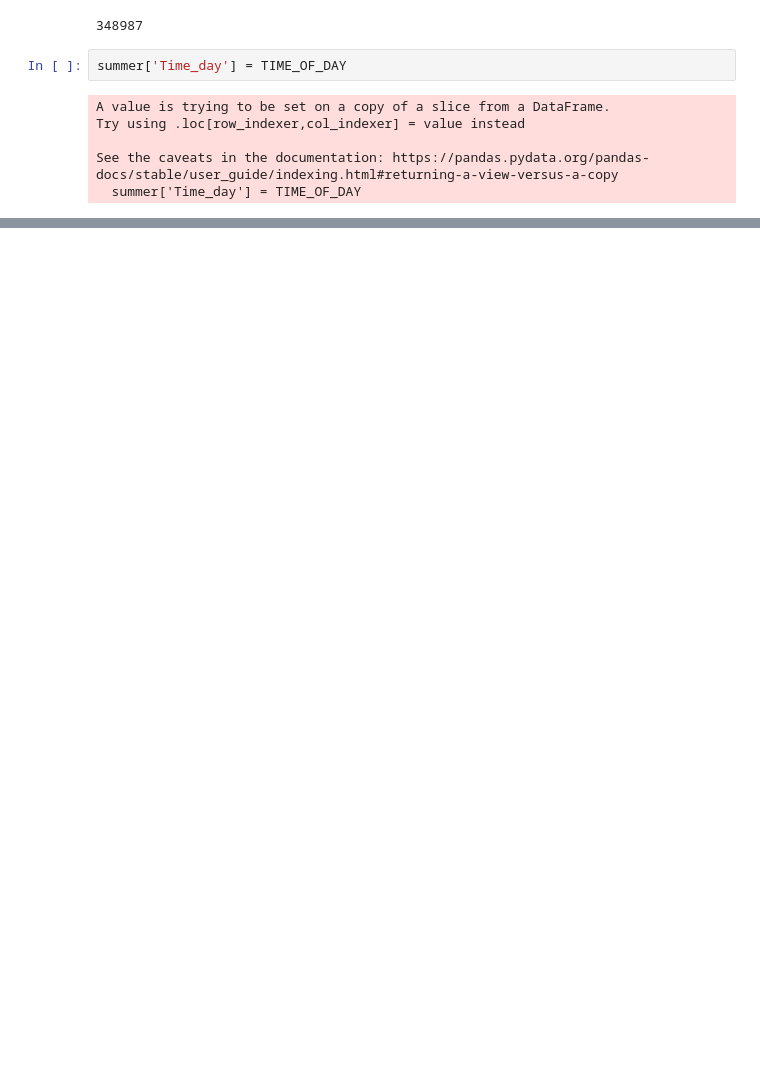
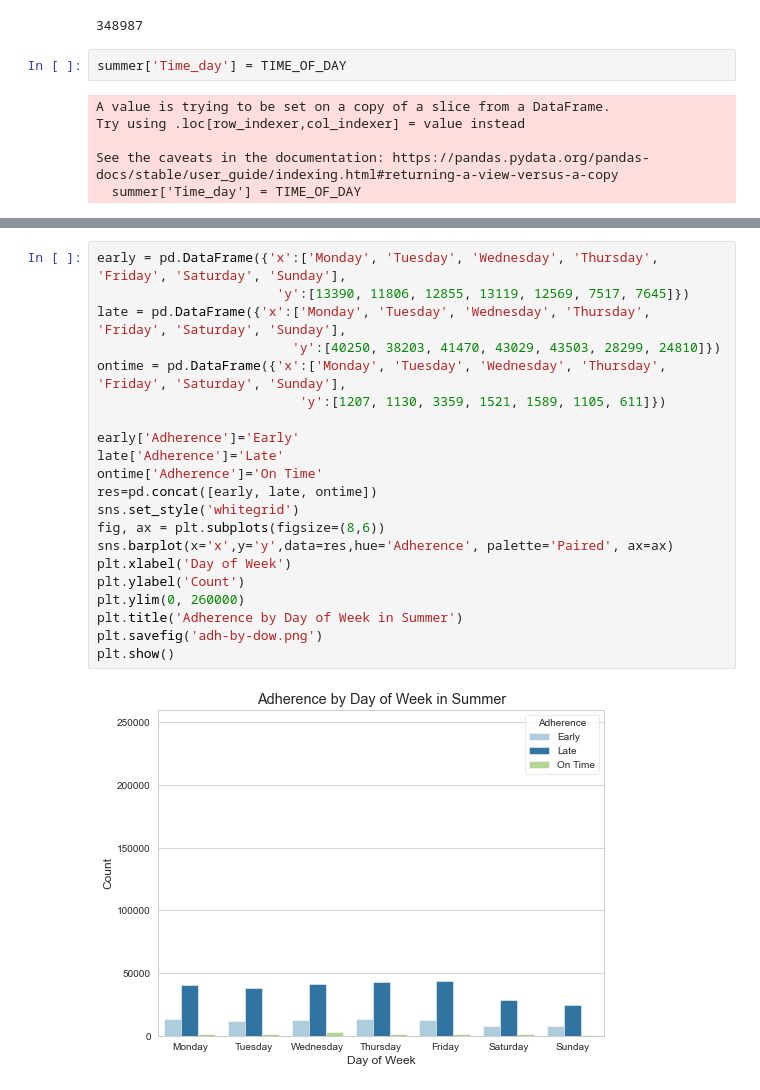
Before and after one commit to NSS-Data-Analytics-Cohort-7/wego-python-bit-my_finger, a Jupyter notebook: notebooks/wego_summer.ipynb, the cells around one changed output, grey strips where cells are left out. Cells and saved outputs as stored; diff of their text form; blank space fills up the shorter version.

```diff
--- a/notebooks/wego_summer.ipynb
+++ b/notebooks/wego_summer.ipynb
@@ -134,0 +179,23 @@ summer.head(10)
+# %%
+early = pd.DataFrame({'x':['Monday', 'Tuesday', 'Wednesday', 'Thursday', 'Friday', 'Saturday', 'Sunday'],
+                       'y':[13390, 11806, 12855, 13119, 12569, 7517, 7645]})
+late = pd.DataFrame({'x':['Monday', 'Tuesday', 'Wednesday', 'Thursday', 'Friday', 'Saturday', 'Sunday'],
+                         'y':[40250, 38203, 41470, 43029, 43503, 28299, 24810]})
+ontime = pd.DataFrame({'x':['Monday', 'Tuesday', 'Wednesday', 'Thursday', 'Friday', 'Saturday', 'Sunday'],
+                          'y':[1207, 1130, 3359, 1521, 1589, 1105, 611]})
+
+early['Adherence']='Early'
+late['Adherence']='Late'
+ontime['Adherence']='On Time'
+res=pd.concat([early, late, ontime])
+sns.set_style('whitegrid')
+fig, ax = plt.subplots(figsize=(8,6))
+sns.barplot(x='x',y='y',data=res,hue='Adherence', palette='Paired', ax=ax)
+plt.xlabel('Day of Week')
+plt.ylabel('Count')
+plt.ylim(0, 260000)
+plt.title('Adherence by Day of Week in Summer')
+plt.savefig('adh-by-dow.png')
+plt.show()
+# %% [output]
+[figure, added]
```
Also changed, not shown: parts of 11 cells of this notebook.
